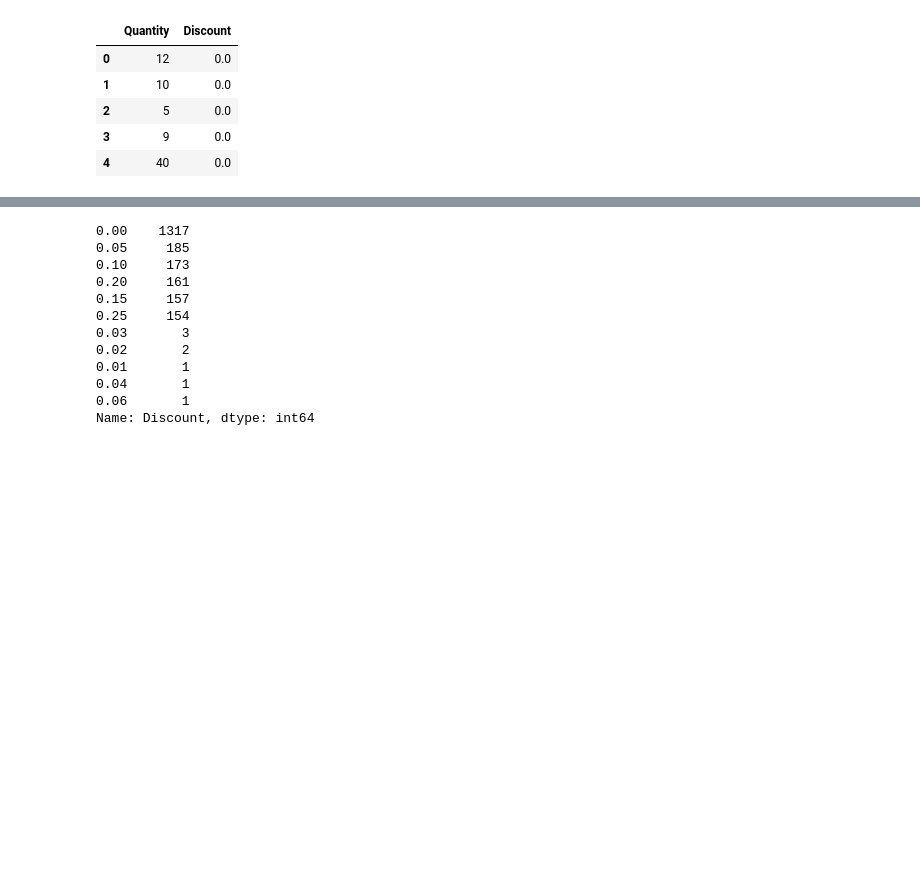
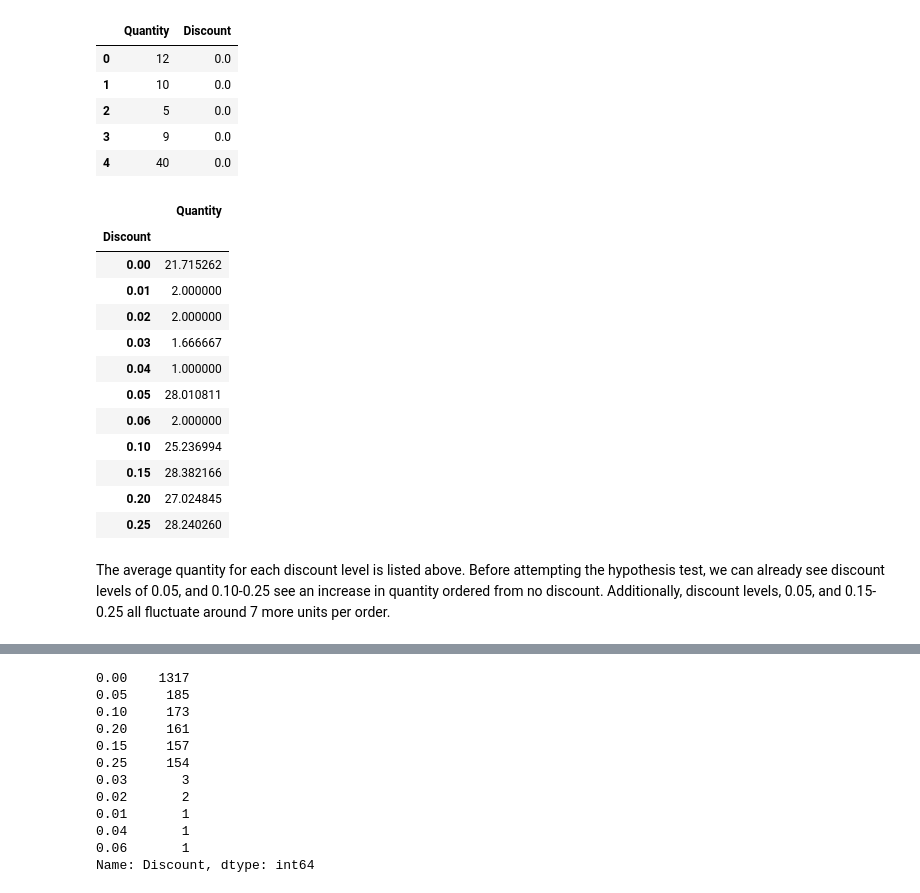
Before and after one commit to ajain1017/dsc-mod-3-project-online-ds-pt-081219, a Jupyter notebook: index.ipynb, the cells around one changed output, grey strips where cells are left out. Saved outputs shown, nothing was run; the diff lists cells and outputs as text; code cells hidden in the pictures; blank space fills up the shorter version.

```diff
--- a/index.ipynb
+++ b/index.ipynb
@@ -51,4 +55,22 @@ q1A.head()
 | 2 | 5 | 0.0 |
 | 3 | 9 | 0.0 |
 | 4 | 40 | 0.0 |
+# %%
+q1A.groupby('Discount').mean()
+# %% [output]
+|  | Quantity |
+| Discount |  |
+| 0.00 | 21.715262 |
+| 0.01 | 2.000000 |
+| 0.02 | 2.000000 |
+| 0.03 | 1.666667 |
+| 0.04 | 1.000000 |
+| 0.05 | 28.010811 |
+| 0.06 | 2.000000 |
+| 0.10 | 25.236994 |
+| 0.15 | 28.382166 |
+| 0.20 | 27.024845 |
+| 0.25 | 28.240260 |
+# %% [markdown]
+The average quantity for each discount level is listed above. Before attempting the hypothesis test, we can already see discount levels of 0.05, and 0.10-0.25 see an increase in quantity ordered from no discount. Additionally, discount levels, 0.05, and 0.15-0.25 all fluctuate around 7 more units per order.
 # %%
```
Also changed, not shown: parts of 38 cells of this notebook, 1 other file.
